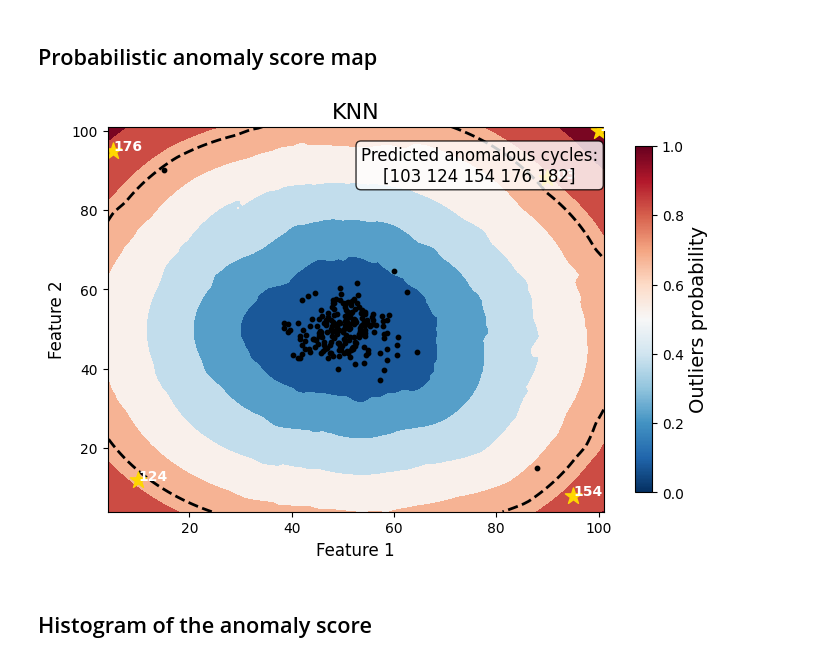
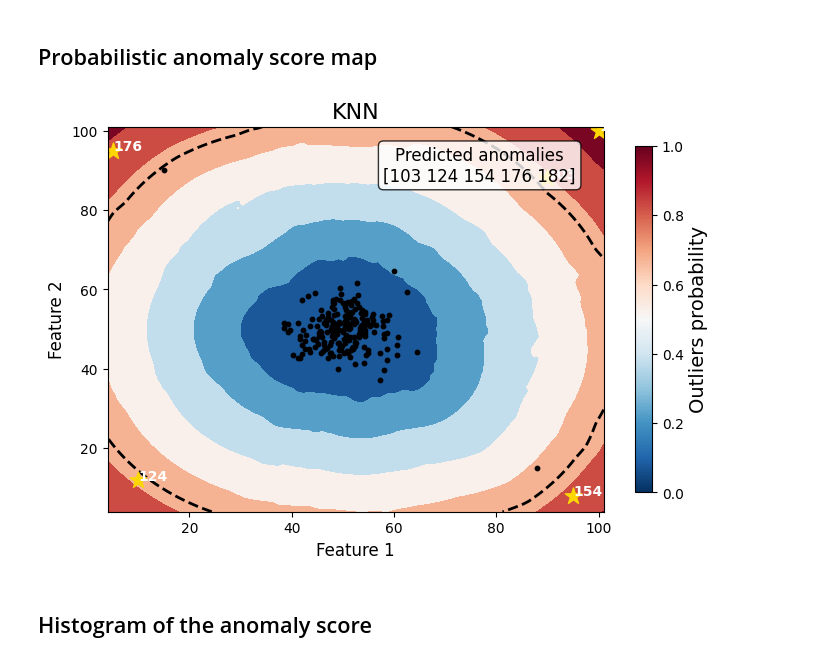
Before and after one commit to meichinpang/osbad, a Jupyter notebook: machine_learning/baseline_models/synthetic_outliers/ml_02_knn_baseline_synthetic.ipynb, the cells around one changed output. Saved outputs shown, nothing was run; the diff lists cells and outputs as text; code cells hidden in the pictures.

```diff
--- a/machine_learning/baseline_models/synthetic_outliers/ml_02_knn_baseline_synthetic.ipynb
+++ b/machine_learning/baseline_models/synthetic_outliers/ml_02_knn_baseline_synthetic.ipynb
@@ -218,35 +215,36 @@ axplot = runner.predict_anomaly_score_map(
     selected_model=model,
     model_name="KNN",
     xoutliers=df_outliers_pred["feature_1"],
     youtliers=df_outliers_pred["feature_2"],
     pred_outliers_index=pred_outlier_indices,
-    threshold=0.7
+    threshold=0.7,
+    annotation_label="Predicted anomalies"
 )
 
 axplot.set_xlabel(
     r"Feature 1",
     fontsize=12)
 axplot.set_ylabel(
     r"Feature 2",
     fontsize=12)
 
 output_fig_filename = (
     "anomaly_score_map_knn_"
     + selected_cell_label
     + ".png")
 
 fig_output_path = (
     selected_cell_artifacts_dir
     .joinpath(output_fig_filename))
 
 plt.savefig(
     fig_output_path,
     dpi=600,
     bbox_inches="tight")
 
 plt.show()
 # %% [output]
-[figure, old version]
+[figure, new version]
 # %% [markdown]
 ## Histogram of the anomaly score
 # %%
```
Also changed, not shown: parts of 2 cells of this notebook, 5 other files.
